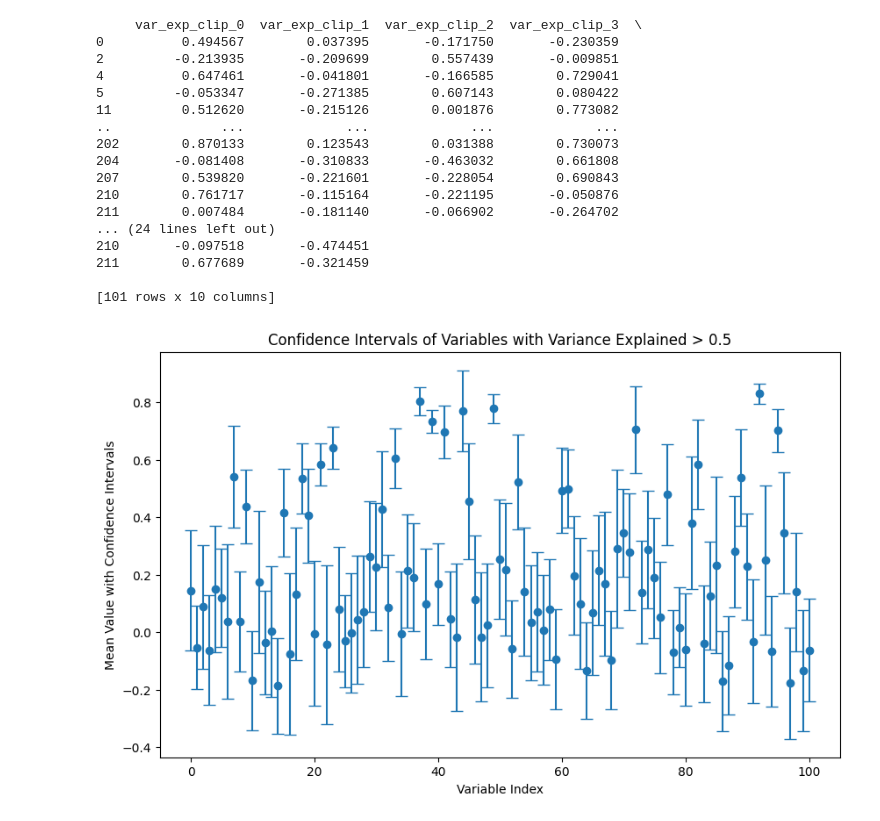
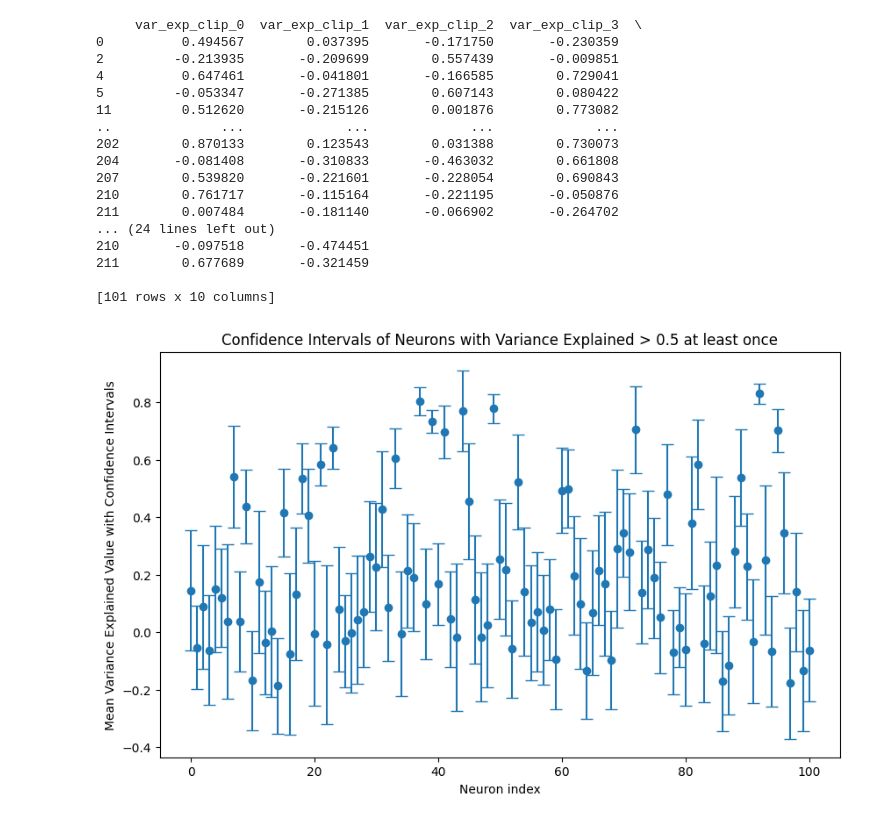
Before and after one commit to mariakesa/neural-computation-blog-python-code, a Jupyter notebook: Allen-Stimulus-Response/conf_ints.ipynb, the cells around one changed output. Saved outputs shown, nothing was run; the diff lists cells and outputs as text; code cells hidden in the pictures.

```diff
--- a/Allen-Stimulus-Response/conf_ints.ipynb
+++ b/Allen-Stimulus-Response/conf_ints.ipynb
@@ -11,34 +11,34 @@ df=df.filter(regex='var_exp_clip_\d+')
 # Filter rows where variance explained is above 0.5 in at least one trial
 selected_rows = df[df.max(axis=1) > 0.5]
 print(selected_rows)
 
 # Calculate mean and confidence intervals
 mean_values = selected_rows.mean(axis=1)
 confidence_intervals = 1.96 * selected_rows.sem(axis=1)  # Assuming a 95% confidence interval
 
 # Plotting
 plt.figure(figsize=(10, 6))
 plt.errorbar(x=np.arange(len(mean_values)), y=mean_values, yerr=confidence_intervals, fmt='o', capsize=5)
-plt.title('Confidence Intervals of Variables with Variance Explained > 0.5')
-plt.xlabel('Variable Index')
-plt.ylabel('Mean Value with Confidence Intervals')
+plt.title('Confidence Intervals of Neurons with Variance Explained > 0.5 at least once')
+plt.xlabel('Neuron index')
+plt.ylabel('Mean Variance Explained Value with Confidence Intervals')
 plt.show()
 # %% [output]
      var_exp_clip_0  var_exp_clip_1  var_exp_clip_2  var_exp_clip_3  \
 0          0.494567        0.037395       -0.171750       -0.230359
 2         -0.213935       -0.209699        0.557439       -0.009851
 4          0.647461       -0.041801       -0.166585        0.729041
 5         -0.053347       -0.271385        0.607143        0.080422
 11         0.512620       -0.215126        0.001876        0.773082
 ..              ...             ...             ...             ...
 202        0.870133        0.123543        0.031388        0.730073
 204       -0.081408       -0.310833       -0.463032        0.661808
 207        0.539820       -0.221601       -0.228054        0.690843
 210        0.761717       -0.115164       -0.221195       -0.050876
 211        0.007484       -0.181140       -0.066902       -0.264702
 ... (24 lines left out)
 210       -0.097518       -0.474451
 211        0.677689       -0.321459
 
 [101 rows x 10 columns]
-[figure, old version]
+[figure, new version]
```
Also changed, not shown: 7 other files.
